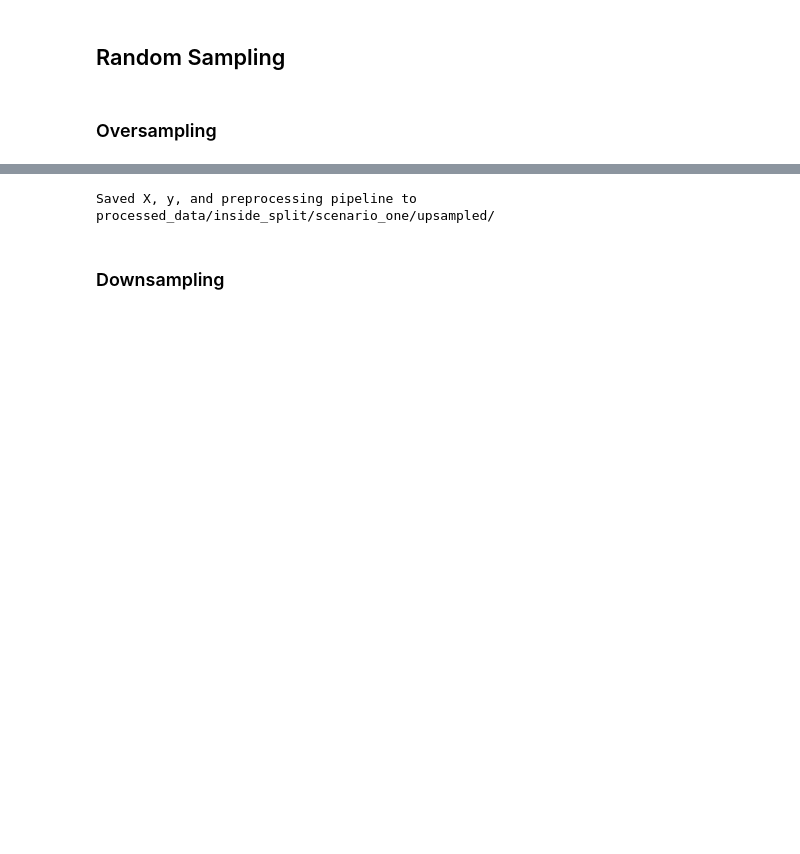
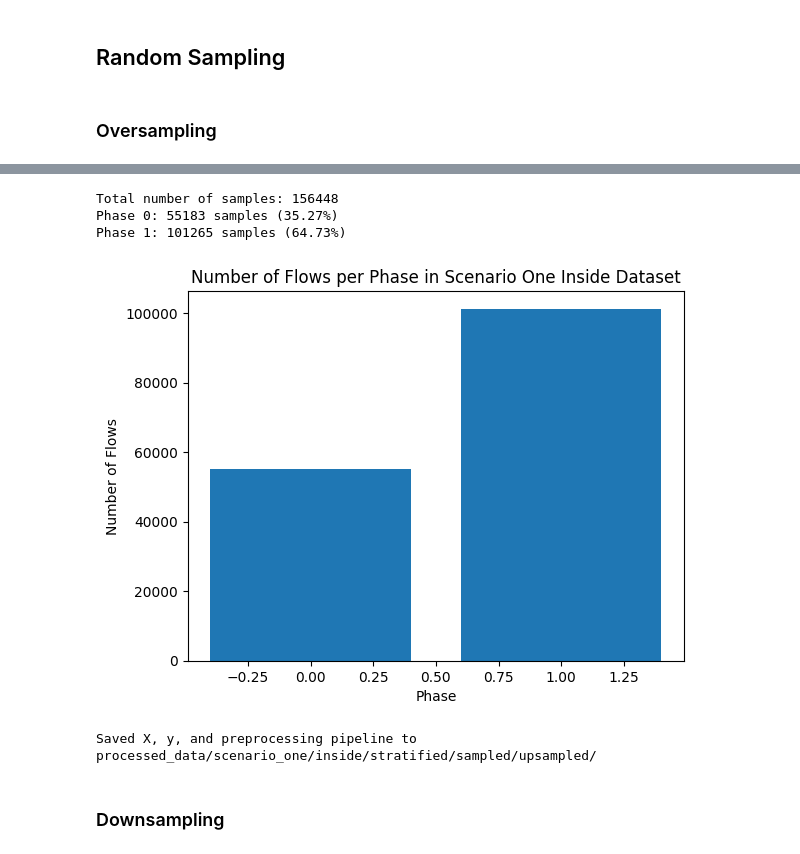
Before and after one commit to sofiaburkow/DeepChronos, a Jupyter notebook: experiments/preprocessing/balance_datasets.ipynb, the cells around one changed output, grey strips where cells are left out. Cells and saved outputs as stored; diff of their text form; code cells hidden in the pictures; blank space fills up the shorter version.

```diff
--- a/experiments/preprocessing/balance_datasets.ipynb
+++ b/experiments/preprocessing/balance_datasets.ipynb
@@ -212,10 +198,17 @@ After sampling: Counter({0: 55183, 5: 20253, 3: 20253, 2: 20253, 4: 20253, 1: 20
+# %%
+_ = check_class_distribution(df_train_upsampled["attack"], phases=[0,1], plot=True)
+# %% [output]
+Total number of samples: 156448
+Phase 0: 55183 samples (35.27%)
+Phase 1: 101265 samples (64.73%)
+[figure, added]
 # %%
-prep_process_save_sampled_data(
+prep_process_save_data(
     df_train_upsampled, df_test, feature_set, ip_encoding,
-    output_dir="processed_data/inside_split/scenario_one/upsampled"
+    output_dir=f"{data_out_root_dir}/upsampled"
 )
 # %% [output]
-Saved X, y, and preprocessing pipeline to processed_data/inside_split/scenario_one/upsampled/
+Saved X, y, and preprocessing pipeline to processed_data/scenario_one/inside/stratified/sampled/upsampled/
 # %% [markdown]
 ### Downsampling
 # %% [markdown]
```
Also changed, not shown: parts of 11 cells of this notebook, 3 other files.
